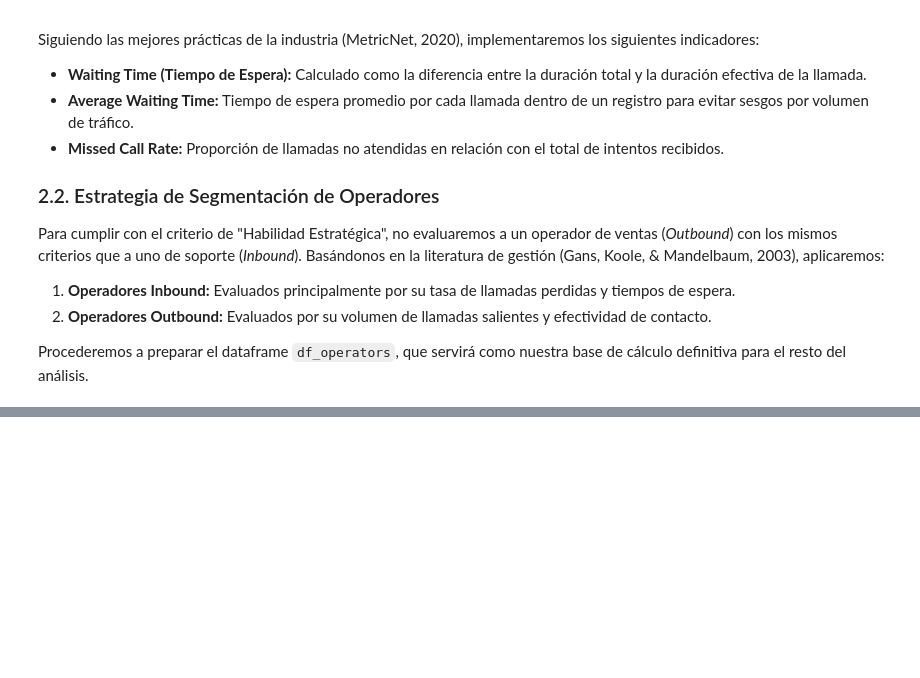
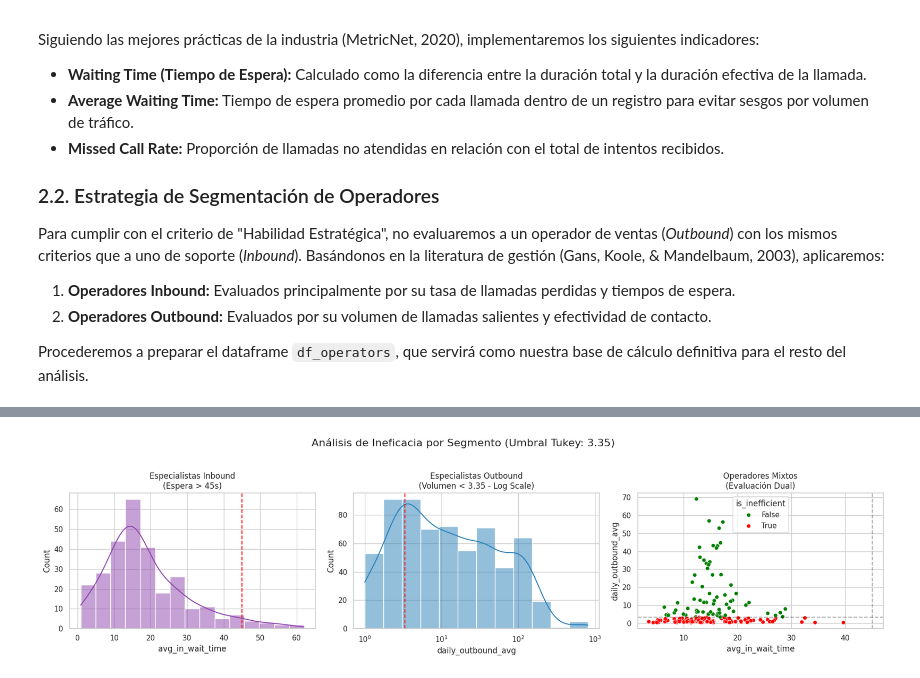
Before and after one commit to gersonv-bda/telecom-operator-efficiency, a Jupyter notebook: notebooks/notebook.ipynb, the cells around one changed output, grey strips where cells are left out. Cells and saved outputs as stored; diff of their text form; code cells hidden in the pictures; blank space fills up the shorter version.

```diff
--- a/notebooks/notebook.ipynb
+++ b/notebooks/notebook.ipynb
@@ -844,0 +797,43 @@ else:
+# %%
+# ==============================================================================
+# PASO 3.2.2: Visualización Segmentada por Rol (Inbound, Outbound, Mixed)
+# ==============================================================================
+
+# Re-clasificación con el umbral de Tukey
+mask_calidad = (ops_performance['role'].isin(['Inbound', 'Mixed'])) & \
+               ((ops_performance['missed_rate'] > UMBRAL_PERDIDAS) | \
+                (ops_performance['avg_in_wait_time'] > UMBRAL_ESPERA))
+
+mask_productividad = (ops_performance['role'].isin(['Outbound', 'Mixed'])) & \
+                     (ops_performance['daily_outbound_avg'] < UMBRAL_OUTBOUND_MIN)
+
+ops_performance['is_inefficient'] = mask_calidad | mask_productividad
+
+# --- GENERACIÓN DE GRÁFICAS ---
+fig, axes = plt.subplots(1, 3, figsize=(18, 5))
+fig.suptitle(f'Análisis de Ineficacia por Segmento (Umbral Tukey: {UMBRAL_OUTBOUND_MIN:.2f})', fontsize=16)
+
+# 1. Inbound (Tiempos de Espera)
+sns.histplot(data=ops_performance[ops_performance['role'] == 'Inbound'],
+             x='avg_in_wait_time', ax=axes[0], color='#8e44ad', kde=True)
+axes[0].axvline(UMBRAL_ESPERA, color='red', linestyle='--')
+axes[0].set_title('Especialistas Inbound\n(Espera > 45s)')
+
+# 2. Outbound (Volumen Diario)
+sns.histplot(data=ops_performance[ops_performance['role'] == 'Outbound'],
+             x='daily_outbound_avg', ax=axes[1], color='#2980b9', kde=True, log_scale=(True, False))
+axes[1].axvline(UMBRAL_OUTBOUND_MIN, color='red', linestyle='--')
+axes[1].set_title(f'Especialistas Outbound\n(Volumen < {UMBRAL_OUTBOUND_MIN:.2f} - Log Scale)')
+
+# 3. Mixed (Evaluación de ambas métricas)
+sns.scatterplot(data=ops_performance[ops_performance['role'] == 'Mixed'],
+                x='avg_in_wait_time', y='daily_outbound_avg',
+                hue='is_inefficient', palette={True:'red', False:'green'}, ax=axes[2])
+axes[2].axvline(UMBRAL_ESPERA, color='black', alpha=0.3, linestyle='--')
+axes[2].axhline(UMBRAL_OUTBOUND_MIN, color='black', alpha=0.3, linestyle='--')
+axes[2].set_title('Operadores Mixtos\n(Evaluación Dual)')
+
+plt.tight_layout(rect=[0, 0.03, 1, 0.95])
+plt.show()
+# %% [output]
+[figure, added]
```
Also changed, not shown: parts of 57 cells of this notebook, 6 other files.
